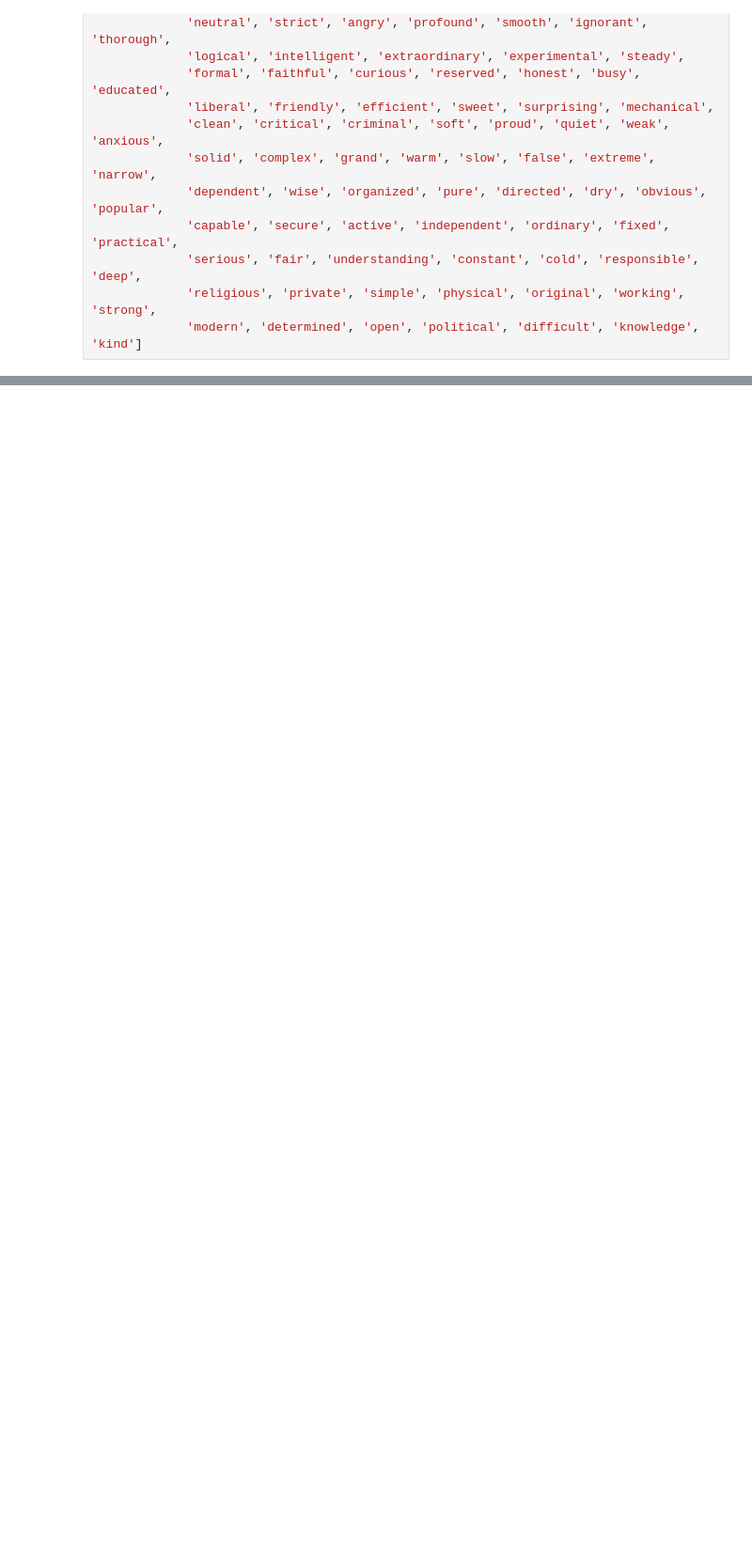
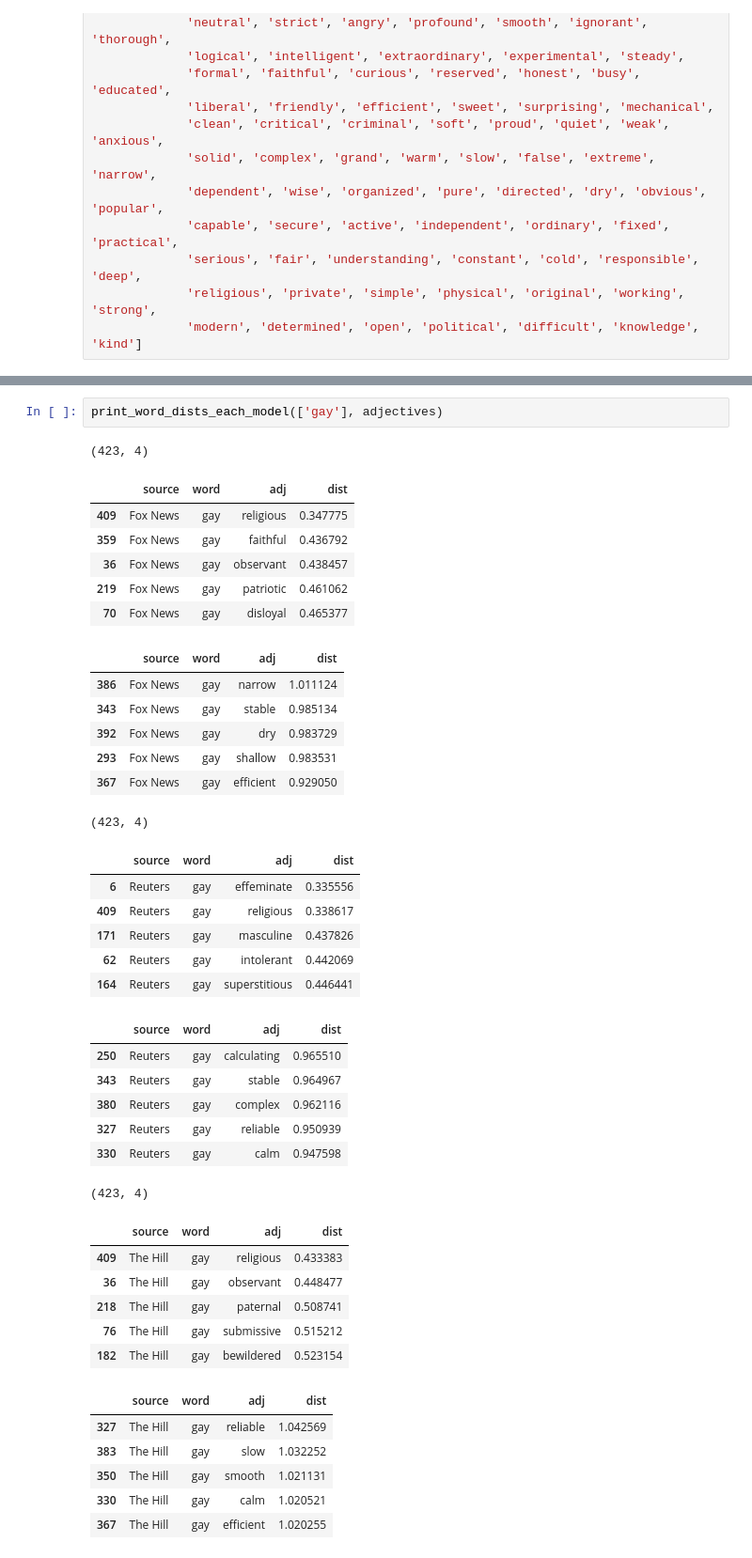
Before and after one commit to abbynewcomb/word_embeddings, a Jupyter notebook: analysis.ipynb, the cells around one changed output, grey strips where cells are left out. Shown: that part at 94% size. Cells and saved outputs as stored; diff of their text form; blank space fills up the shorter version.

```diff
--- a/analysis.ipynb
+++ b/analysis.ipynb
@@ -306,0 +266,42 @@ print_word_dists_each_model(['american'])
+# %%
+print_word_dists_each_model(['gay'], adjectives)
+# %% [output]
+(423, 4)
+|  | source | word | adj | dist |
+| 409 | Fox News | gay | religious | 0.347775 |
+| 359 | Fox News | gay | faithful | 0.436792 |
+| 36 | Fox News | gay | observant | 0.438457 |
+| 219 | Fox News | gay | patriotic | 0.461062 |
+| 70 | Fox News | gay | disloyal | 0.465377 |
+|  | source | word | adj | dist |
+| 386 | Fox News | gay | narrow | 1.011124 |
+| 343 | Fox News | gay | stable | 0.985134 |
+| 392 | Fox News | gay | dry | 0.983729 |
+| 293 | Fox News | gay | shallow | 0.983531 |
+| 367 | Fox News | gay | efficient | 0.929050 |
+(423, 4)
+|  | source | word | adj | dist |
+| 6 | Reuters | gay | effeminate | 0.335556 |
+| 409 | Reuters | gay | religious | 0.338617 |
+| 171 | Reuters | gay | masculine | 0.437826 |
+| 62 | Reuters | gay | intolerant | 0.442069 |
+| 164 | Reuters | gay | superstitious | 0.446441 |
+|  | source | word | adj | dist |
+| 250 | Reuters | gay | calculating | 0.965510 |
+| 343 | Reuters | gay | stable | 0.964967 |
+| 380 | Reuters | gay | complex | 0.962116 |
+| 327 | Reuters | gay | reliable | 0.950939 |
+| 330 | Reuters | gay | calm | 0.947598 |
+(423, 4)
+|  | source | word | adj | dist |
+| 409 | The Hill | gay | religious | 0.433383 |
+| 36 | The Hill | gay | observant | 0.448477 |
+| 218 | The Hill | gay | paternal | 0.508741 |
+| 76 | The Hill | gay | submissive | 0.515212 |
+| 182 | The Hill | gay | bewildered | 0.523154 |
+|  | source | word | adj | dist |
+| 327 | The Hill | gay | reliable | 1.042569 |
+| 383 | The Hill | gay | slow | 1.032252 |
+| 350 | The Hill | gay | smooth | 1.021131 |
+| 330 | The Hill | gay | calm | 1.020521 |
+| 367 | The Hill | gay | efficient | 1.020255 |
```
Also changed, not shown: parts of 12 cells of this notebook.
